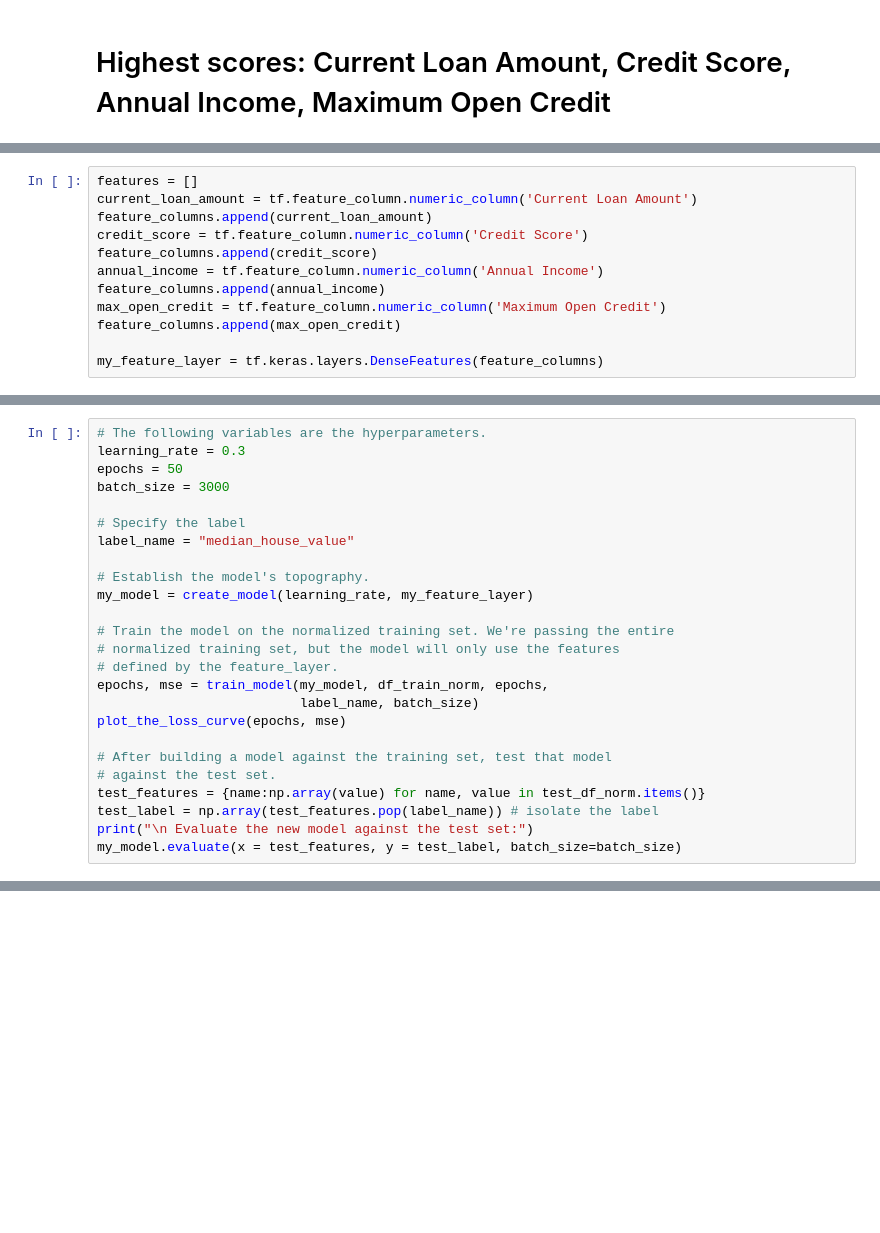
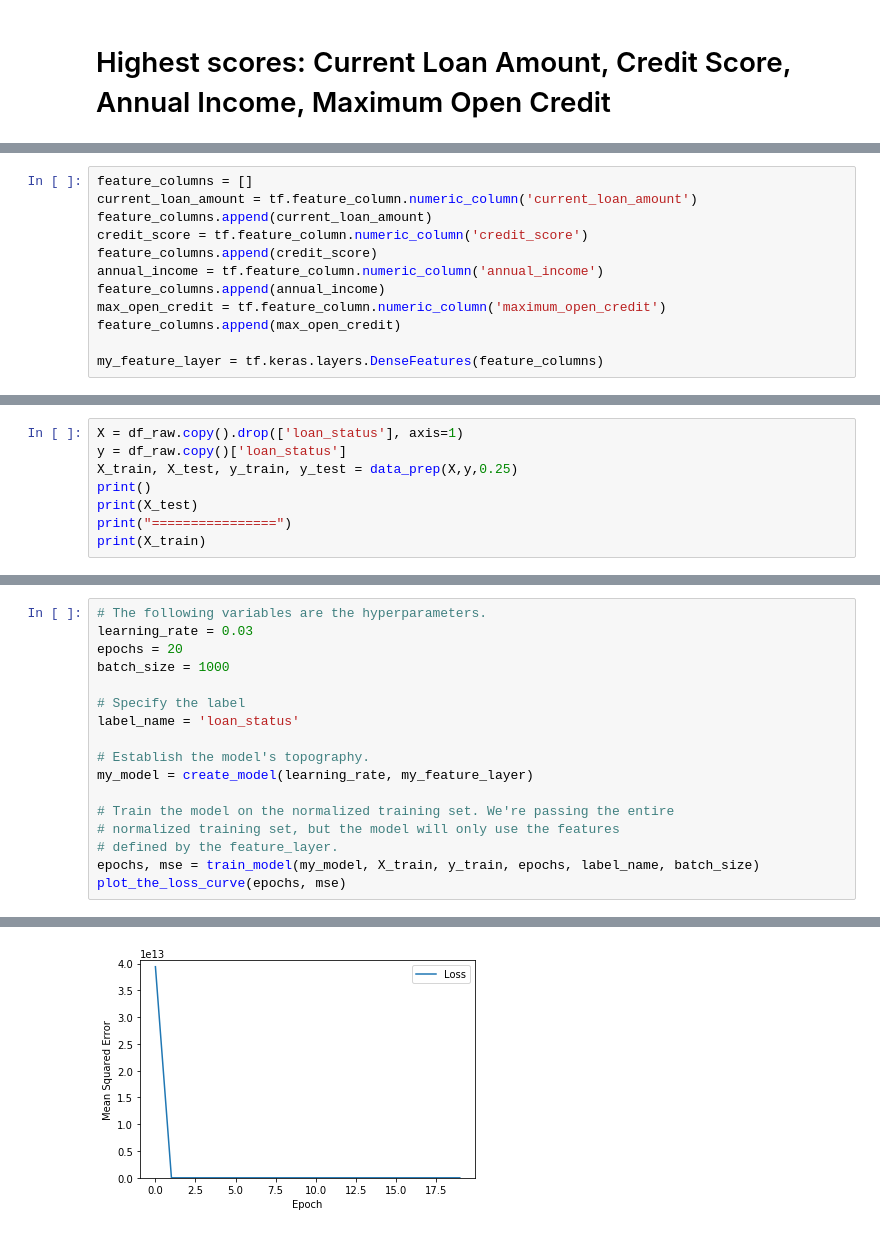
Before and after one commit to edberto/bangkit-assignment5, a Jupyter notebook: model_edbert.ipynb, the cells around one changed output, grey strips where cells are left out. Cells and saved outputs as stored; diff of their text form; blank space fills up the shorter version.

```diff
--- a/model_edbert.ipynb
+++ b/model_edbert.ipynb
@@ -291,12 +273,12 @@ TypeError: unsupported operand type(s) for -: 'str' and 'float'
 # %%
-features = []
-current_loan_amount = tf.feature_column.numeric_column('Current Loan Amount')
+feature_columns = []
+current_loan_amount = tf.feature_column.numeric_column('current_loan_amount')
 feature_columns.append(current_loan_amount)
-credit_score = tf.feature_column.numeric_column('Credit Score')
+credit_score = tf.feature_column.numeric_column('credit_score')
 feature_columns.append(credit_score)
-annual_income = tf.feature_column.numeric_column('Annual Income')
+annual_income = tf.feature_column.numeric_column('annual_income')
 feature_columns.append(annual_income)
-max_open_credit = tf.feature_column.numeric_column('Maximum Open Credit')
+max_open_credit = tf.feature_column.numeric_column('maximum_open_credit')
 feature_columns.append(max_open_credit)
 
 my_feature_layer = tf.keras.layers.DenseFeatures(feature_columns)
@@ -302,0 +300,8 @@ my_feature_layer = tf.keras.layers.DenseFeatures(feature_columns)
+# %%
+X = df_raw.copy().drop(['loan_status'], axis=1)
+y = df_raw.copy()['loan_status']
+X_train, X_test, y_train, y_test = data_prep(X,y,0.25)
+print()
+print(X_test)
+print("================")
+print(X_train)
@@ -303,11 +326,11 @@ my_feature_layer = tf.keras.layers.DenseFeatures(feature_columns)
 # %%
 # The following variables are the hyperparameters.
-learning_rate = 0.3
-epochs = 50
-batch_size = 3000
+learning_rate = 0.03
+epochs = 20
+batch_size = 1000
 
 # Specify the label
-label_name = "median_house_value"
+label_name = 'loan_status'
 
 # Establish the model's topography.
 my_model = create_model(learning_rate, my_feature_layer)
@@ -315,13 +338,6 @@ my_model = create_model(learning_rate, my_feature_layer)
 # Train the model on the normalized training set. We're passing the entire
 # normalized training set, but the model will only use the features
 # defined by the feature_layer.
-epochs, mse = train_model(my_model, df_train_norm, epochs,
-                          label_name, batch_size)
+epochs, mse = train_model(my_model, X_train, y_train, epochs, label_name, batch_size)
 plot_the_loss_curve(epochs, mse)
-
-# After building a model against the training set, test that model
-# against the test set.
-test_features = {name:np.array(value) for name, value in test_df_norm.items()}
-test_label = np.array(test_features.pop(label_name)) # isolate the label
-print("\n Evaluate the new model against the test set:")
-my_model.evaluate(x = test_features, y = test_label, batch_size=batch_size)
+# %% [output]
@@ -327,0 +361 @@ my_model.evaluate(x = test_features, y = test_label, batch_size=batch_size)
+[figure, added]
```
Also changed, not shown: parts of 20 cells of this notebook, 2 other files.
